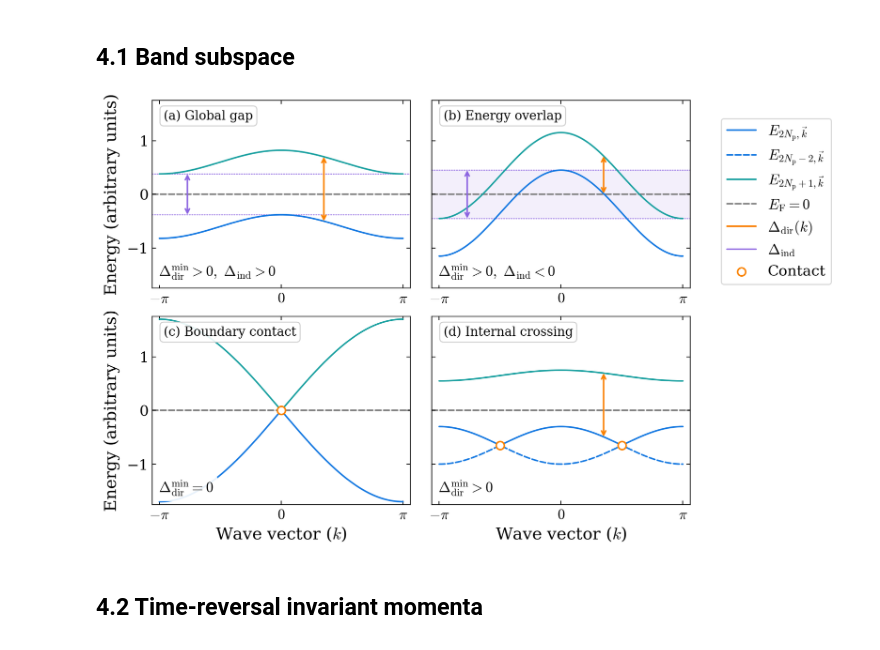
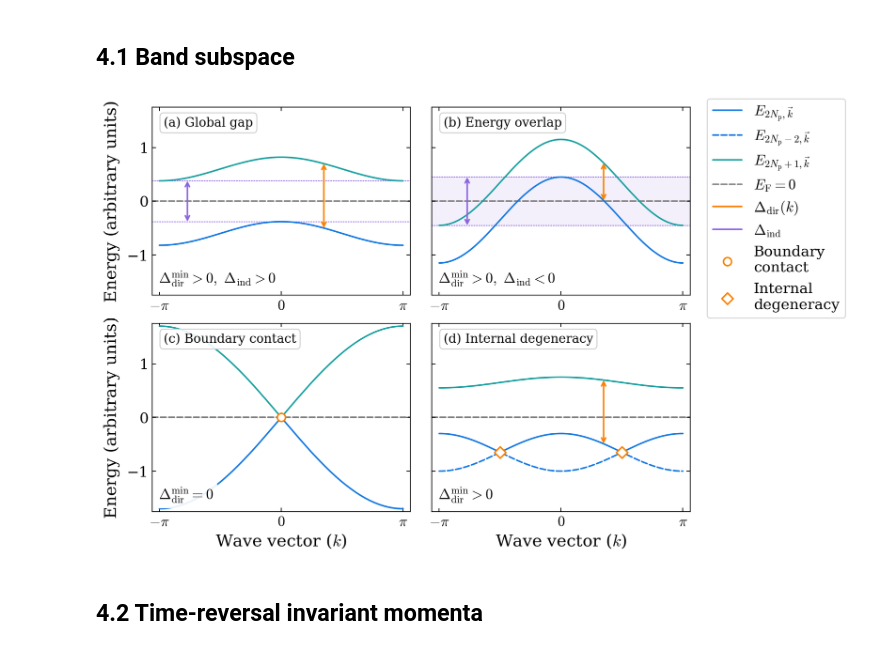
Before and after one commit to Photonico/PhD_thesis_20251216, a Jupyter notebook: figures_ch4/figures_ch4.ipynb, the cells around one changed output. Cells and saved outputs as stored; diff of their text form; code cells hidden in the pictures.

```diff
--- a/figures_ch4/figures_ch4.ipynb
+++ b/figures_ch4/figures_ch4.ipynb
@@ -43,7 +43,7 @@ models = [(-0.60 + 0.22*c, 0.60 + 0.22*c),
           (-0.35 + 0.80*c, 0.35 + 0.80*c),
           (-0.85*np.sqrt(2*(1-c)), 0.85*np.sqrt(2*(1-c))),
           (-0.65 + 0.35*np.abs(c), 0.65 + 0.10*c)]
-titles = ["(a) Global gap", "(b) Energy overlap", "(c) Boundary contact", "(d) Internal crossing"]
+titles = ["(a) Global gap", "(b) Energy overlap", "(c) Boundary contact", "(d) Internal degeneracy"]
 conditions = [r"$\Delta_{\rm dir}^{\rm min}>0,\ \Delta_{\rm ind}>0$",
               r"$\Delta_{\rm dir}^{\rm min}>0,\ \Delta_{\rm ind}<0$",
               r"$\Delta_{\rm dir}^{\rm min}=0$", r"$\Delta_{\rm dir}^{\rm min}>0$"]
@@ -72,39 +72,42 @@ for i, (ax, (lower, upper)) in enumerate(zip(axes.flat, models)):
     hi, = ax.plot(k, upper, color=teal, zorder=4)
     if i == 3: inner, = ax.plot(k, -0.65-0.35*np.abs(c), color=blue, ls="--", zorder=4)
     ax.set_title(titles[i], loc="left", x=0.045, y=0.95, pad=0, va="top", fontsize=subtitle,
                  bbox=dict(box, edgecolor=plt.rcParams["legend.edgecolor"]), zorder=10)
     ax.text(0.025, 0.04, conditions[i], transform=ax.transAxes, va="bottom",
             fontsize=params["xtick.labelsize"], bbox=dict(box, edgecolor="none"), zorder=10)
 
     if i != 2:
         x = 0.35*np.pi
         gap_arrow(ax, x, np.interp(x, k, lower), np.interp(x, k, upper), orange)
     if i < 2:
         umin, lmax = upper.min(), lower.max()
         for e in (umin, lmax): ax.axhline(e, color=violet, lw=0.9, ls=":", alpha=0.9, zorder=1)
         if i == 1: ax.axhspan(umin, lmax, facecolor=violet, alpha=0.1, zorder=-1)
         gap_arrow(ax, -0.77*np.pi, lmax, umin, violet)
-    if i > 1:
-        ck, ce = ([0], [0]) if i == 2 else ([-np.pi/2, np.pi/2], [-0.65, -0.65])
-        contact = ax.scatter(ck, ce, s=60, fc="white", ec=orange, lw=line_width, zorder=7)
+    if i == 2:
+        contact = ax.scatter([0], [0], s=60, fc="white", ec=orange, lw=line_width, zorder=7)
+    if i == 3:
+        degeneracy = ax.scatter([-np.pi/2, np.pi/2], [-0.65, -0.65], marker="D",
+                                s=60, fc="white", ec=orange, lw=line_width, zorder=7)
 
 ## legend
 legend_ax = fig.add_subplot(gs[:, 2]); legend_ax.axis("off")
-handles = [lo, inner, hi, ef, Line2D([], [], color=orange), Line2D([], [], color=violet), contact]
+handles = [lo, inner, hi, ef, Line2D([], [], color=orange), Line2D([], [], color=violet),
+           contact, degeneracy]
 labels = [r"$E_{2N_{\rm p},\vec{k}}$", r"$E_{2N_{\rm p}-2,\vec{k}}$",
           r"$E_{2N_{\rm p}+1,\vec{k}}$", r"$E_{\rm F}=0$",
-          r"$\Delta_{\rm dir}(k)$", r"$\Delta_{\rm ind}$", "Contact"]
+          r"$\Delta_{\rm dir}(k)$", r"$\Delta_{\rm ind}$", "Boundary\ncontact", "Internal\ndegeneracy"]
 legend_ax.legend(handles, labels, loc="center", bbox_to_anchor=(0.5, 0.75),
                  frameon=True, fancybox=True)
 
 ## save: include full axis labels and leave a small outer margin
 fig.savefig(output_directory / "4.1_band_subspace.pdf", bbox_inches="tight", # pad_inches=0.1,
             bbox_extra_artists=[ax.yaxis.label for ax in axes[:, 0]],
             metadata={"CreationDate": None})
 plt.show()
 plt.close(fig)
 # %% [output]
-[figure, old version]
+[figure, new version]
 # %% [markdown]
 ## 4.2 Time-reversal invariant momenta
 # %%
```
Also changed, not shown: 9 other files.
